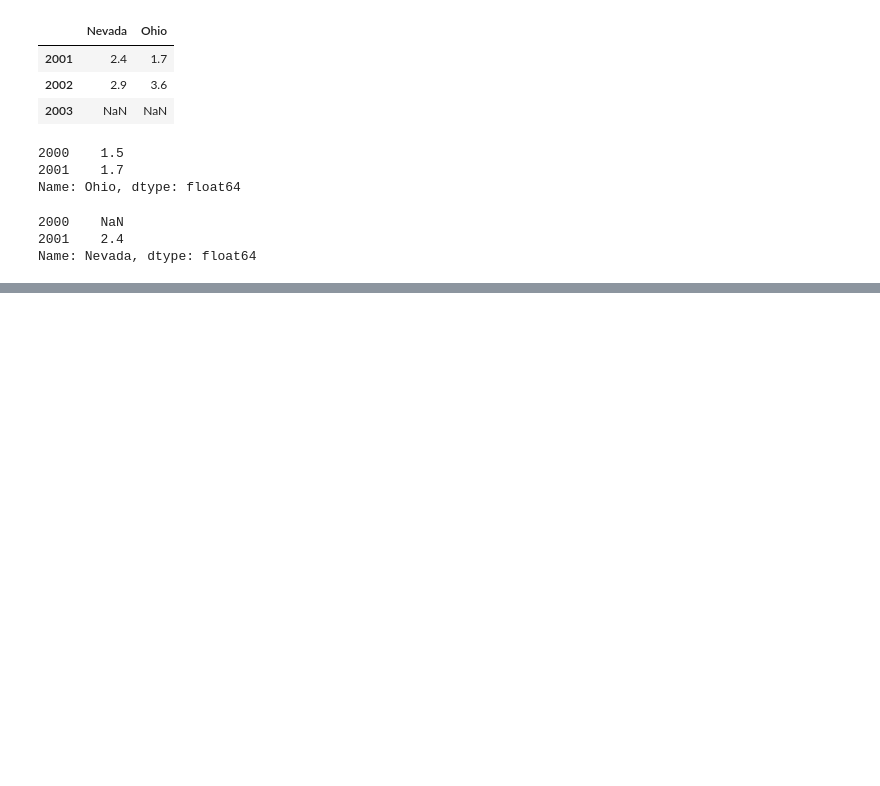
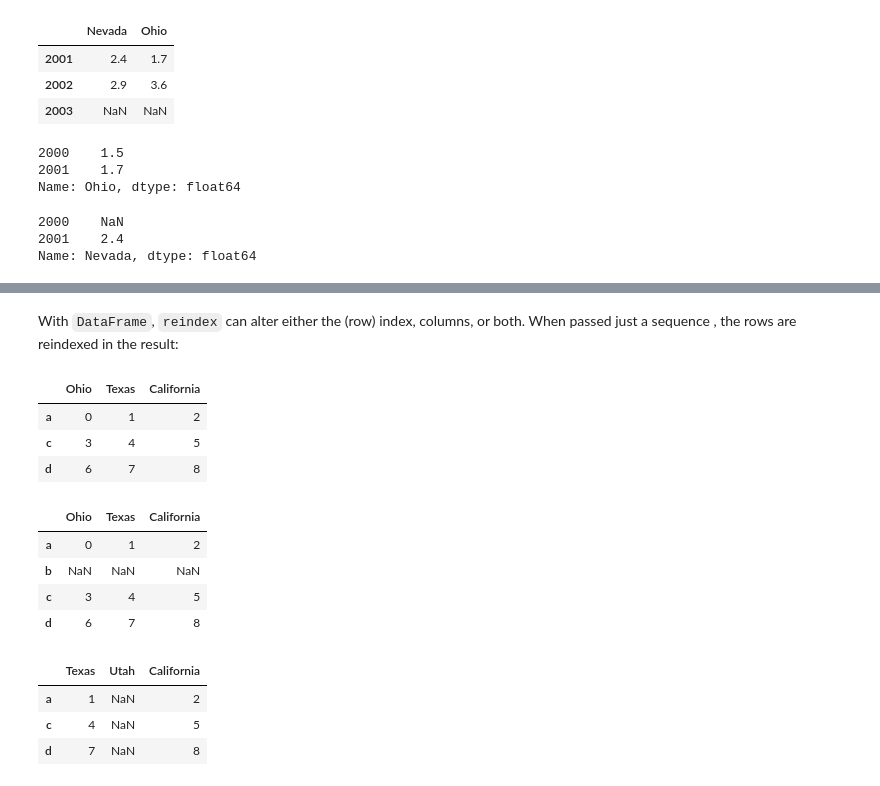
Before and after one commit to rerwin21/python_for_data_analysis, a Jupyter notebook: Chap_5.ipynb, the cells around one changed output, grey strips where cells are left out. Saved outputs shown, nothing was run; the diff lists cells and outputs as text; code cells hidden in the pictures; blank space fills up the shorter version.

Commit message:
adding DataFrames/Series essential functionality overview

```diff
--- a/Chap_5.ipynb
+++ b/Chap_5.ipynb
@@ -458,0 +566,39 @@ Name: Nevada, dtype: float64
+# %% [markdown]
+With `DataFrame`, `reindex` can alter either the (row) index, columns, or both. When passed just a sequence , the rows are reindexed in the result:
+# %%
+# create a dataframe
+frame = pd.DataFrame(np.arange(9).reshape((3,3)),
+                     index=['a', 'c', 'd'],
+                     columns=['Ohio', 'Texas', 'California'])
+
+# print
+frame
+# %% [output]
+|  | Ohio | Texas | California |
+| a | 0 | 1 | 2 |
+| c | 3 | 4 | 5 |
+| d | 6 | 7 | 8 |
+# %%
+# reindex just passing a sequence: rows will be reindexed by default
+frame_2 = frame.reindex(['a', 'b', 'c', 'd'])
+
+# print
+frame_2
+# %% [output]
+|  | Ohio | Texas | California |
+| a | 0 | 1 | 2 |
+| b | NaN | NaN | NaN |
+| c | 3 | 4 | 5 |
+| d | 6 | 7 | 8 |
+# %%
+# reindex the columns by using the columns keyword
+# use this as the argument
+states = ['Texas', 'Utah', 'California']
+
+# pass to reindex
+frame.reindex(columns=states)
+# %% [output]
+|  | Texas | Utah | California |
+| a | 1 | NaN | 2 |
+| c | 4 | NaN | 5 |
+| d | 7 | NaN | 8 |
```
Also changed, not shown: parts of 20 cells of this notebook.
